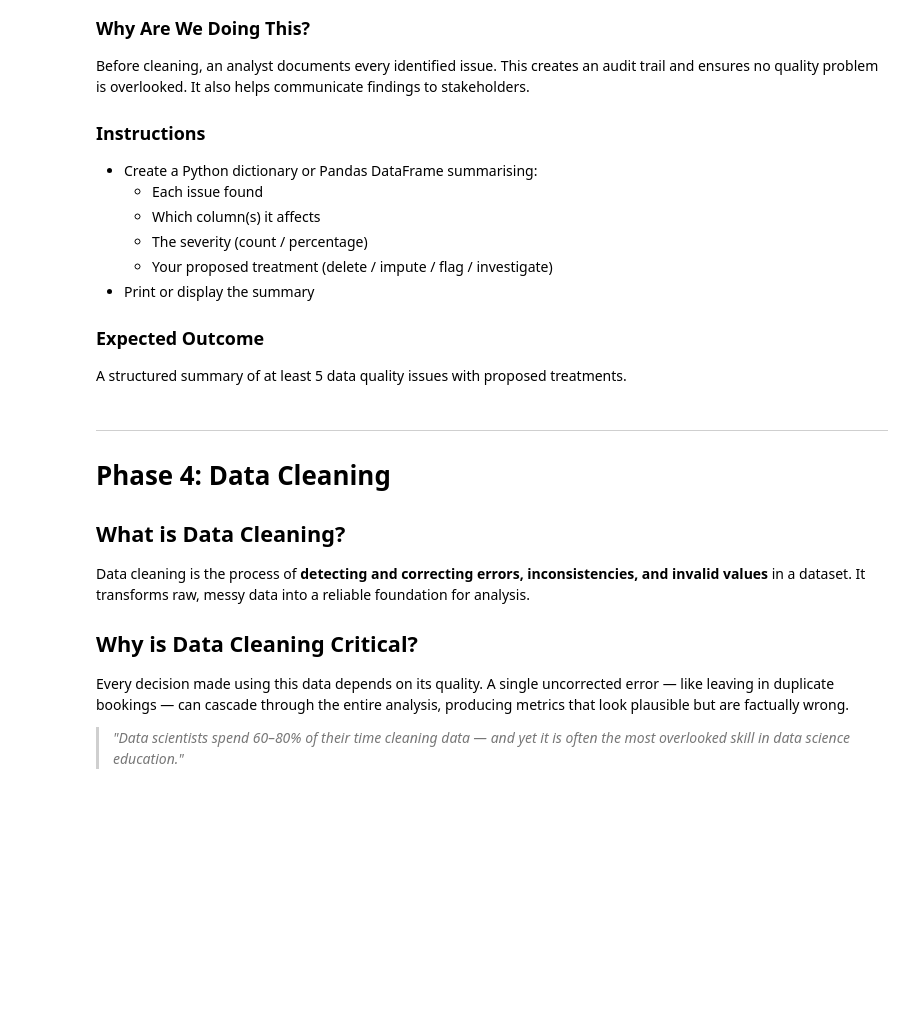
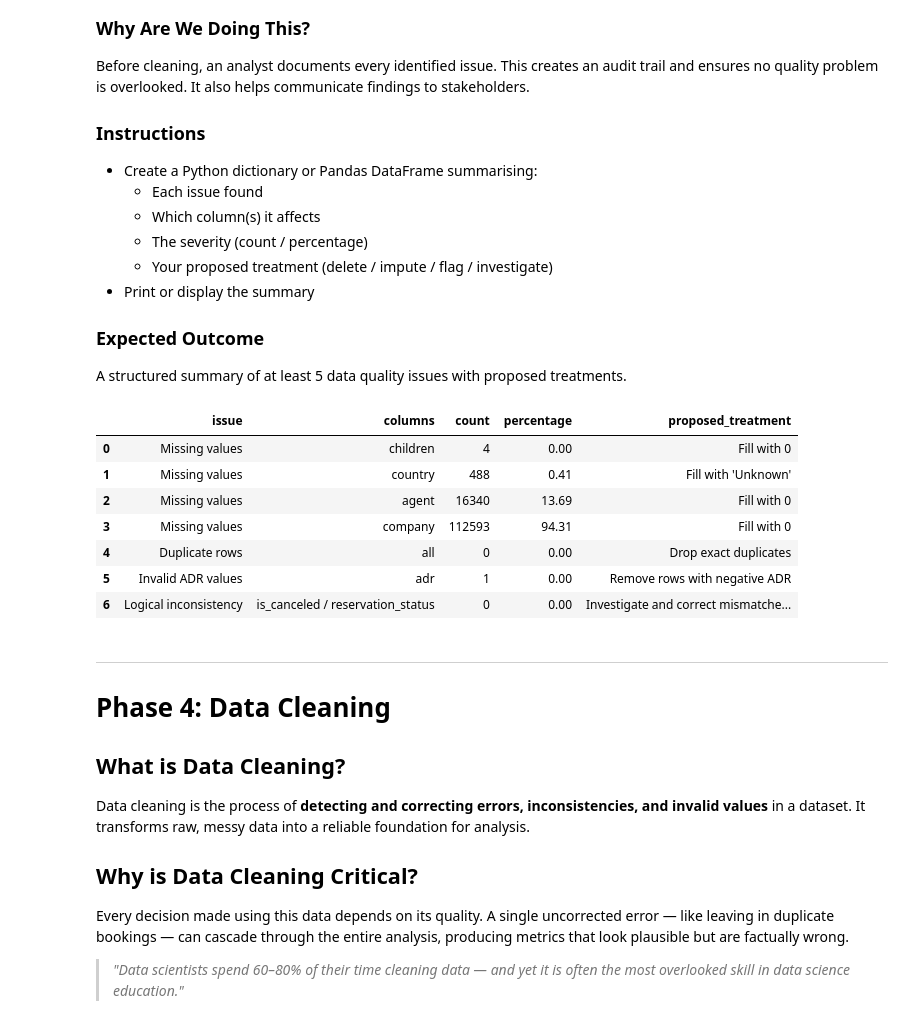
Before and after one commit to Gaurav5791/DATA-SCIENCE-Project-1, a Jupyter notebook: Hotel_Booking_EDA_DS_BATCH_4.ipynb, the cells around one changed output. Drawn from its saved outputs; the diff is of its cells as text; code cells hidden in the pictures; blank space fills up the shorter version.

```diff
--- a/Hotel_Booking_EDA_DS_BATCH_4.ipynb
+++ b/Hotel_Booking_EDA_DS_BATCH_4.ipynb
@@ -763,6 +783,70 @@ A structured summary of at least 5 data quality issues with proposed treatments.
 # %%
 # Task 3.7 — Data Quality Summary
 # Write your code here
+# Task 3.7 — Data Quality Summary
+issues = [
+    {
+        "issue": "Missing values",
+        "columns": "children",
+        "count": int(df["children"].isnull().sum()),
+        "percentage": round(df["children"].isnull().mean() * 100, 2),
+        "proposed_treatment": "Fill with 0",
+    },
+    {
+        "issue": "Missing values",
+        "columns": "country",
+        "count": int(df["country"].isnull().sum()),
+        "percentage": round(df["country"].isnull().mean() * 100, 2),
+        "proposed_treatment": "Fill with 'Unknown'",
+    },
+    {
+        "issue": "Missing values",
+        "columns": "agent",
+        "count": int(df["agent"].isnull().sum()),
+        "percentage": round(df["agent"].isnull().mean() * 100, 2),
+        "proposed_treatment": "Fill with 0",
+    },
+    {
+        "issue": "Missing values",
+        "columns": "company",
+        "count": int(df["company"].isnull().sum()),
+        "percentage": round(df["company"].isnull().mean() * 100, 2),
+        "proposed_treatment": "Fill with 0",
+    },
+    {
+        "issue": "Duplicate rows",
+        "columns": "all",
+        "count": int(df.duplicated().sum()),
+        "percentage": round(df.duplicated().mean() * 100, 2),
+        "proposed_treatment": "Drop exact duplicates",
+    },
+    {
+        "issue": "Invalid ADR values",
+        "columns": "adr",
+        "count": int((df["adr"] < 0).sum()),
+        "percentage": round((df["adr"] < 0).mean() * 100, 2),
+        "proposed_treatment": "Remove rows with negative ADR",
+    },
+    {
+        "issue": "Logical inconsistency",
+        "columns": "is_canceled / reservation_status",
+        "count": int(df[(df["is_canceled"] == 0) & (df["reservation_status"] == "Canceled")].shape[0]),
+        "percentage": round(df[(df["is_canceled"] == 0) & (df["reservation_status"] == "Canceled")].shape[0] / len(df) * 100, 2),
+        "proposed_treatment": "Investigate and correct mismatched records",
+    },
+]
+
+summary = pd.DataFrame(issues)
+summary
+# %% [output]
+|  | issue | columns | count | percentage | proposed_treatment |
+| 0 | Missing values | children | 4 | 0.00 | Fill with 0 |
+| 1 | Missing values | country | 488 | 0.41 | Fill with 'Unknown' |
+| 2 | Missing values | agent | 16340 | 13.69 | Fill with 0 |
+| 3 | Missing values | company | 112593 | 94.31 | Fill with 0 |
+| 4 | Duplicate rows | all | 0 | 0.00 | Drop exact duplicates |
+| 5 | Invalid ADR values | adr | 1 | 0.00 | Remove rows with negative ADR |
+| 6 | Logical inconsistency | is_canceled / reservation_status | 0 | 0.00 | Investigate and correct mismatche... |
 # %% [markdown]
 ---
 # Phase 4: Data Cleaning
```
Also changed, not shown: parts of 6 cells of this notebook.
